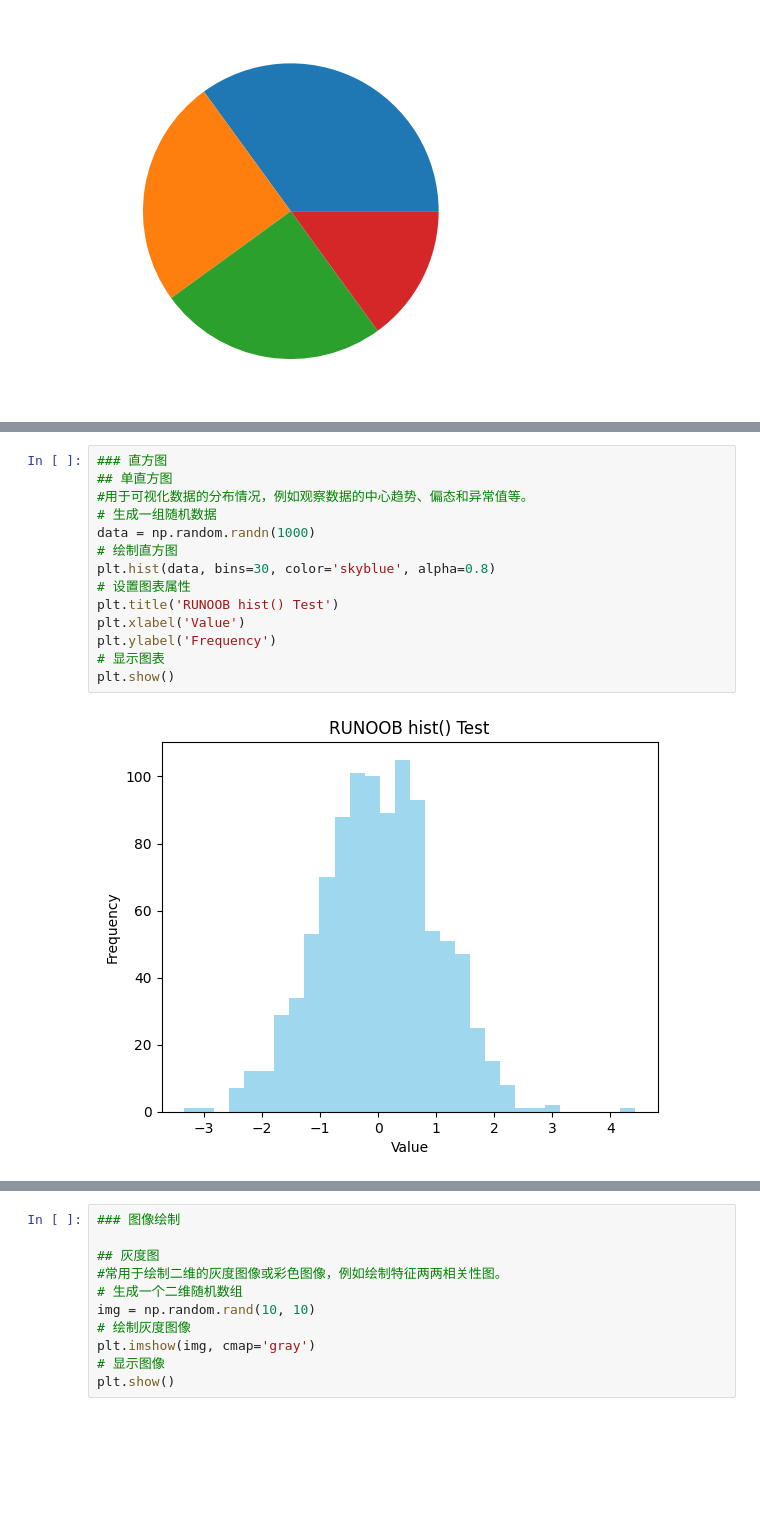
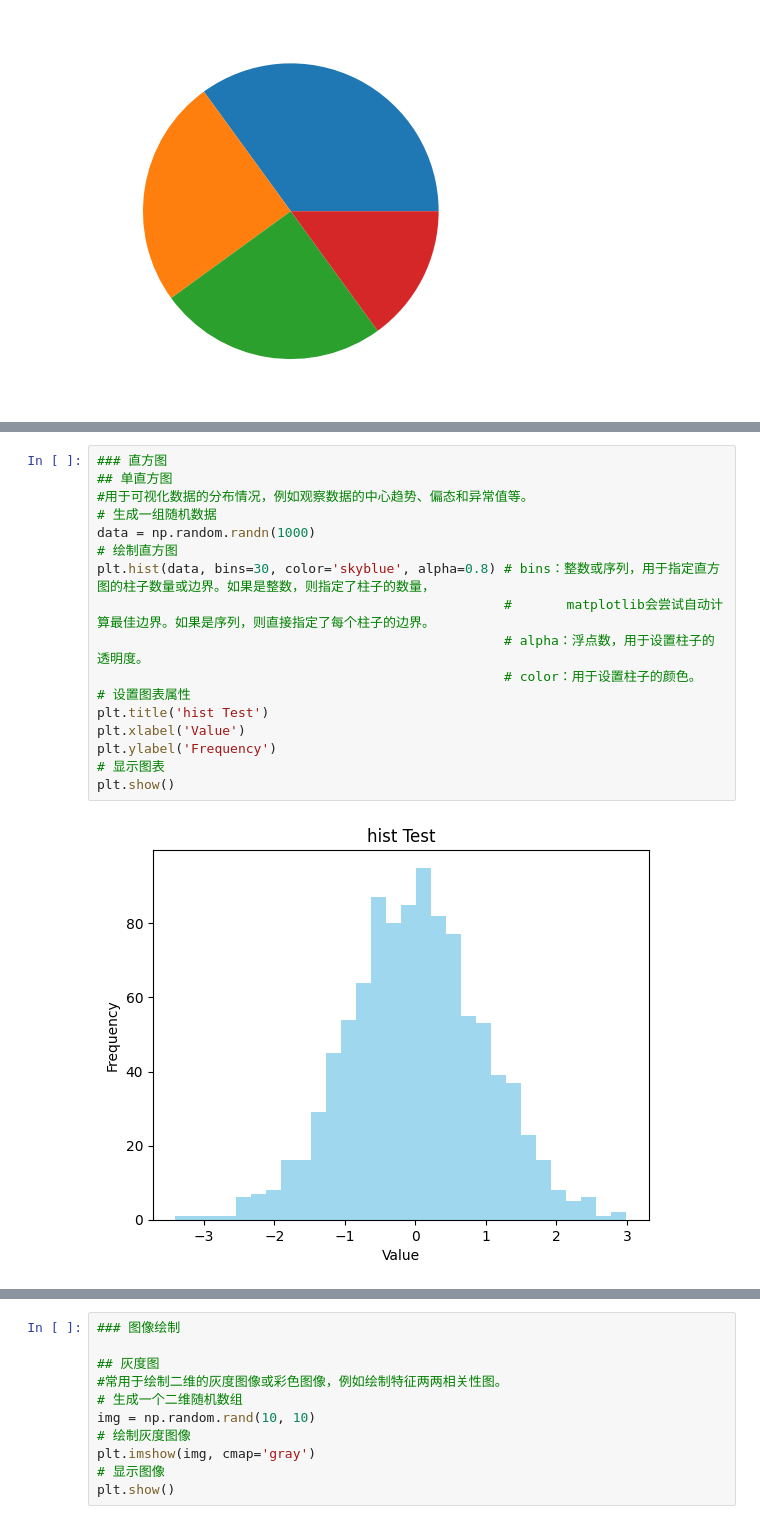
Before and after one commit to solidglue/Machine_Learning_Sklearn_Examples, a Jupyter notebook: 00_Python_basics/00_03_Matplotlib_basic.ipynb, the cells around one changed output, grey strips where cells are left out. Saved outputs shown, nothing was run; the diff lists cells and outputs as text; blank space fills up the shorter version.

```diff
--- a/00_Python_basics/00_03_Matplotlib_basic.ipynb
+++ b/00_Python_basics/00_03_Matplotlib_basic.ipynb
@@ -147,19 +157,22 @@ plt.show()
 # %%
 ### 直方图
 ## 单直方图
 #用于可视化数据的分布情况，例如观察数据的中心趋势、偏态和异常值等。
 # 生成一组随机数据
 data = np.random.randn(1000)
 # 绘制直方图
-plt.hist(data, bins=30, color='skyblue', alpha=0.8)
+plt.hist(data, bins=30, color='skyblue', alpha=0.8) # bins：整数或序列，用于指定直方图的柱子数量或边界。如果是整数，则指定了柱子的数量，
+                                                    #       matplotlib会尝试自动计算最佳边界。如果是序列，则直接指定了每个柱子的边界。
+                                                    # alpha：浮点数，用于设置柱子的透明度。
+                                                    # color：用于设置柱子的颜色。
 # 设置图表属性
-plt.title('RUNOOB hist() Test')
+plt.title('hist Test')
 plt.xlabel('Value')
 plt.ylabel('Frequency')
 # 显示图表
 plt.show()
 # %% [output]
-[figure, old version]
+[figure, new version]
 # %%
 ## 多组直方图
 # 生成三组随机数据
```
Also changed, not shown: parts of 11 cells of this notebook.
